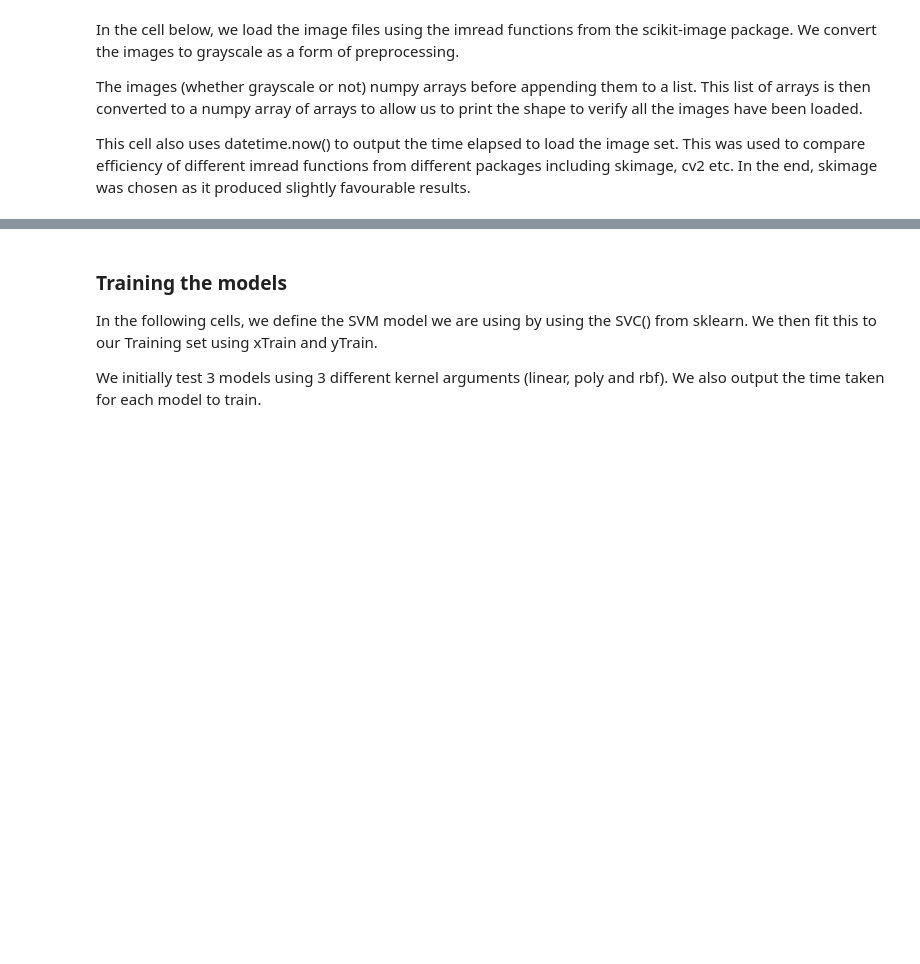
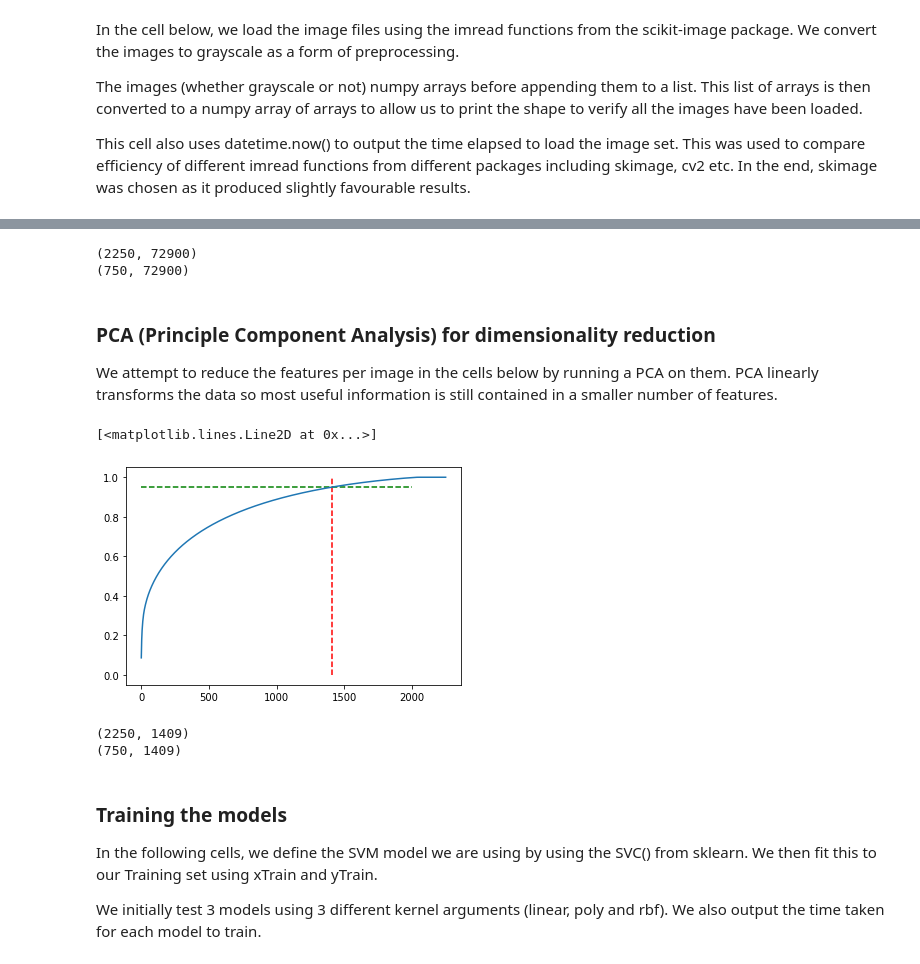
Before and after one commit to yousef-m11/AMLS_21-22_SN18014580, a Jupyter notebook: Task A using SVM.ipynb, the cells around one changed output, grey strips where cells are left out. Cells and saved outputs as stored; diff of their text form; code cells hidden in the pictures; blank space fills up the shorter version.

```diff
--- a/Task A using SVM.ipynb
+++ b/Task A using SVM.ipynb
@@ -282,3 +309,36 @@ print(xTest.shape) #Printing the shape of xTest to verify  data was split correc
+# %%
+xTrain = feature_matrix_training
+xTest = feature_matrix_testing
+
+print(xTrain.shape)
+print(xTest.shape)
+# %% [output]
+(2250, 72900)
+(750, 72900)
+# %% [markdown]
+### PCA (Principle Component Analysis) for dimensionality reduction
+
+We attempt to reduce the features per image in the cells below by running a PCA on them. PCA linearly transforms the data so most useful information is still contained in a smaller number of features.
+# %%
+pca = PCA(random_state=0)
+pca.fit(xTrain)
+explained_variance = np.cumsum(pca.explained_variance_ratio_)
+plt.vlines(x=1409, ymax=1, ymin=0, colors="r", linestyles="--")
+plt.hlines(y=0.95, xmax=2000, xmin=0, colors="g", linestyles="--")
+plt.plot(explained_variance)
+# %% [output]
+[<matplotlib.lines.Line2D at 0x...>]
+[figure, added]
+# %%
+pca_final = PCA(0.95, random_state = 0)
+pca_xTrain = pca_final.fit_transform(xTrain)
+pca_xTest = pca_final.transform(xTest)
+
+print(pca_xTrain.shape)
+print(pca_xTest.shape)
+# %% [output]
+(2250, 1409)
+(750, 1409)
 # %% [markdown]
 ### Training the models
 
```
Also changed, not shown: parts of 88 cells of this notebook, 1 other file.
